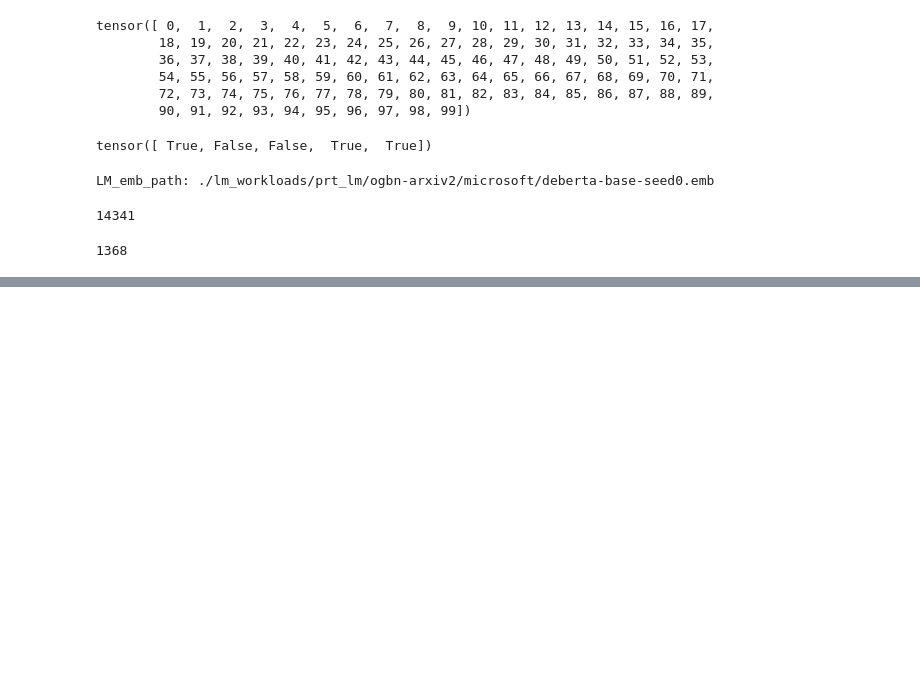
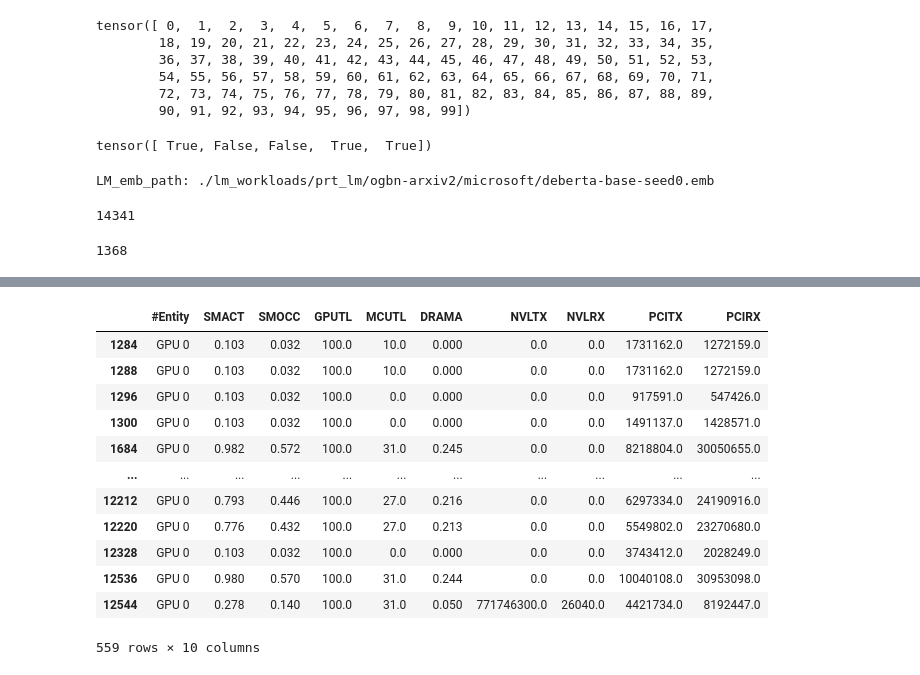
Before and after one commit to zxmeng98/TiGraph, a Jupyter notebook: plot.ipynb, the cells around one changed output, grey strips where cells are left out. Cells and saved outputs as stored; diff of their text form; code cells hidden in the pictures; blank space fills up the shorter version.

```diff
--- a/plot.ipynb
+++ b/plot.ipynb
@@ -322,0 +368,18 @@ zero_rows
+# %%
+# Now filter for only GPU 0 rows
+gpu0_df = df[df['#Entity'] == 'GPU 0']
+gpu0_df
+# %% [output]
+|  | #Entity | SMACT | SMOCC | GPUTL | MCUTL | DRAMA | NVLTX | NVLRX | PCITX | PCIRX |
+| 1284 | GPU 0 | 0.103 | 0.032 | 100.0 | 10.0 | 0.000 | 0.0 | 0.0 | 1731162.0 | 1272159.0 |
+| 1288 | GPU 0 | 0.103 | 0.032 | 100.0 | 10.0 | 0.000 | 0.0 | 0.0 | 1731162.0 | 1272159.0 |
+| 1296 | GPU 0 | 0.103 | 0.032 | 100.0 | 0.0 | 0.000 | 0.0 | 0.0 | 917591.0 | 547426.0 |
+| 1300 | GPU 0 | 0.103 | 0.032 | 100.0 | 0.0 | 0.000 | 0.0 | 0.0 | 1491137.0 | 1428571.0 |
+| 1684 | GPU 0 | 0.982 | 0.572 | 100.0 | 31.0 | 0.245 | 0.0 | 0.0 | 8218804.0 | 30050655.0 |
+| ... | ... | ... | ... | ... | ... | ... | ... | ... | ... | ... |
+| 12212 | GPU 0 | 0.793 | 0.446 | 100.0 | 27.0 | 0.216 | 0.0 | 0.0 | 6297334.0 | 24190916.0 |
+| 12220 | GPU 0 | 0.776 | 0.432 | 100.0 | 27.0 | 0.213 | 0.0 | 0.0 | 5549802.0 | 23270680.0 |
+| 12328 | GPU 0 | 0.103 | 0.032 | 100.0 | 0.0 | 0.000 | 0.0 | 0.0 | 3743412.0 | 2028249.0 |
+| 12536 | GPU 0 | 0.980 | 0.570 | 100.0 | 31.0 | 0.244 | 0.0 | 0.0 | 10040108.0 | 30953098.0 |
+| 12544 | GPU 0 | 0.278 | 0.140 | 100.0 | 31.0 | 0.050 | 771746300.0 | 26040.0 | 4421734.0 | 8192447.0 |
+559 rows × 10 columns
```
Also changed, not shown: parts of 7 cells of this notebook, 43 other files.
